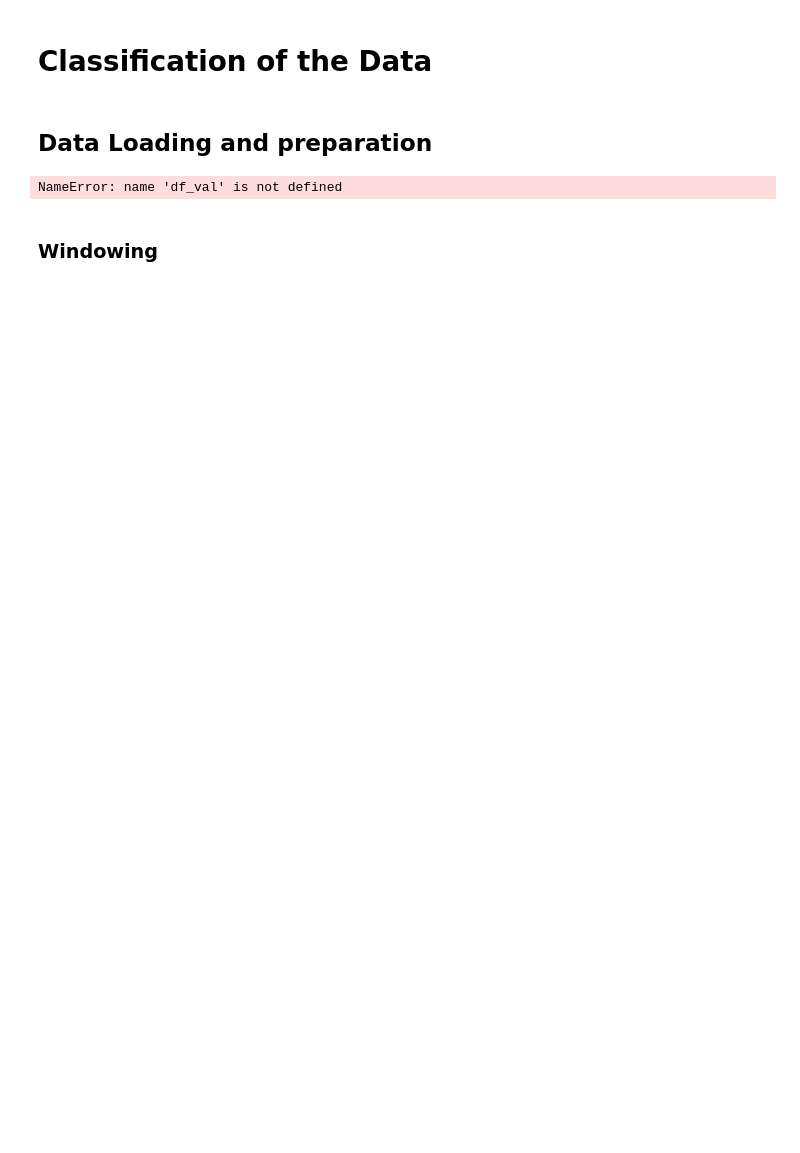
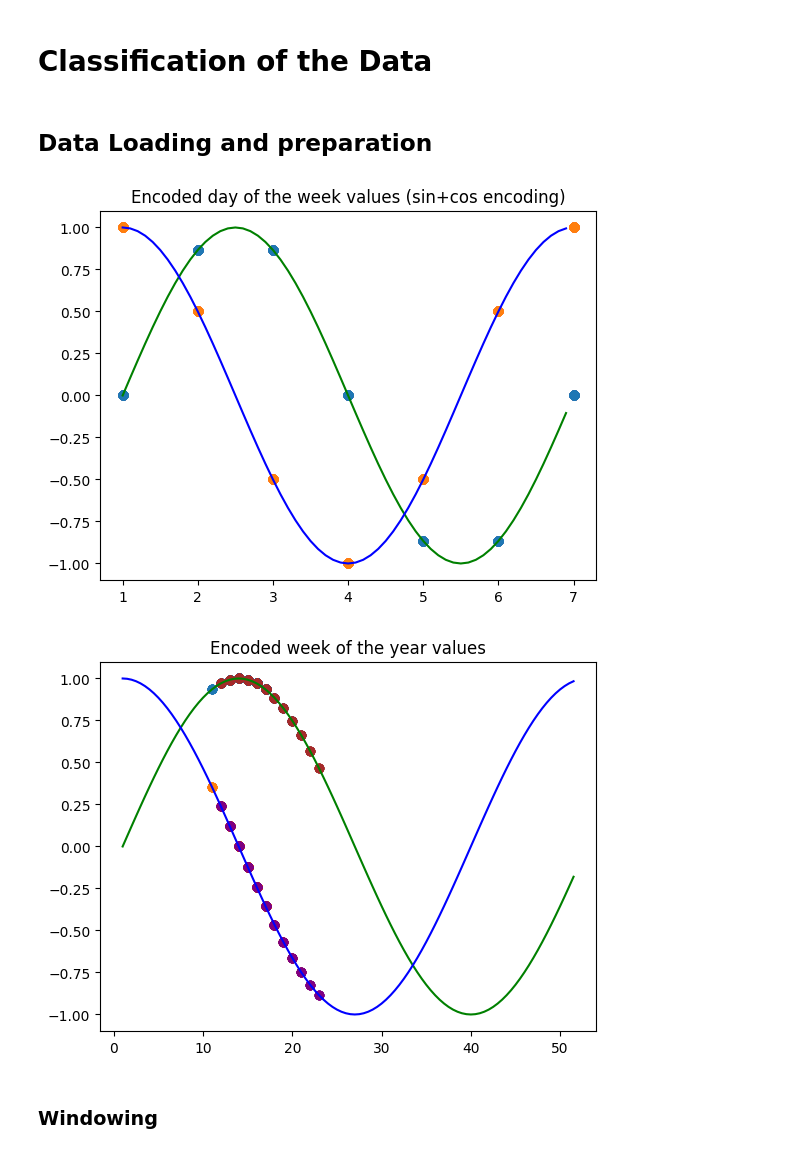
Before and after one commit to ardaergin/DMT, a Jupyter notebook: assignment_1_deep_learning_methods.ipynb, the cells around one changed output. Saved outputs shown, nothing was run; the diff lists cells and outputs as text; code cells hidden in the pictures; blank space fills up the shorter version.

```diff
--- a/assignment_1_deep_learning_methods.ipynb
+++ b/assignment_1_deep_learning_methods.ipynb
@@ -7,31 +7,30 @@ import numpy as np
 import pandas as pd
 import tensorflow as tf
 import datetime
-from sklearn.model_selection import TimeSeriesSplit
 import matplotlib.pyplot as plt
 
 
 n_classes = 10
 # data
 X_features = [
-    "mood","circumplex.arousal","circumplex.valence","activity","screen",
+    "mood","arousal","valence","activity","screen",
     "call","sms", "day_sin", "day_cos", "day_year_sin", "day_year_cos", "appCat_total", "appCat.builtin", "appCat.communication",
     "appCat.entertainment", "appCat.finance", "appCat.game", "appCat.office",
-    "appCat.social", "appCat.travel", "appCat.unknown", "appCat.utilities", "appCat.weather"
+    "appCat.social", "appCat.travel", "appCat.unknown", "appCat.utilities", "appCat.weather", "night_screen", "SUM_inactivity_timediff"
 ]
 Y_features = [
     "mood_of_next_day"
 ]
-df_data = pd.read_csv("./data/imputed_data.csv")
+df_data = pd.read_csv("./data/data_4_aggregated_day_TRAINSET.csv")
 df_data["datetime"] = pd.to_datetime(df_data["datetime"])
 
-# Reduce mood score to 5 classes
-#df_data["mood"] = df_data["mood"] / 2
-#df_data[Y_features[0]] = df_data[Y_features[0]] / 2
+df_test = pd.read_csv("./data/data_4_aggregated_day_TESTSET.csv")
+df_test["datetime"] = pd.to_datetime(df_test["datetime"])
 
 
-df_test = pd.DataFrame()
 df_train = pd.DataFrame()
+df_val = pd.DataFrame()
+
 for subject_id in df_data["id"].unique():
     df_subject = df_data[df_data["id"]==subject_id]
 
@@ -39,31 +38,29 @@ for subject_id in df_data["id"].unique():
     split_index = int(0.8 * len(df_subject))
     #subject_test_indices = TimeSeriesSplit(n_splits=2, test_size=len(df_subject)*0.2).split(df_subject)
     df_train = pd.concat([df_train, df_subject.iloc[:split_index]])
-    df_test = pd.concat([df_test, df_subject.iloc[split_index:]])
-
-#df_train = pd.read_csv("./data/train_data_imputed.csv", index_col=0)
-#df_train["time"] = pd.to_datetime(df_train["time"])
-#df_test = pd.read_csv("./data/test_data_imputed.csv", index_col=0)
-#df_test["time"] = pd.to_datetime(df_test["time"])
+    df_val = pd.concat([df_val, df_subject.iloc[split_index:]])
 
 
 for column in ["screen", "call","sms",*X_features[11:]]:
     df_train[column] = (df_train[column] - df_train[column].mean())/df_train[column].std()
+    df_val[column] = (df_val[column] - df_val[column].mean())/df_val[column].std()
     df_test[column] = (df_test[column] - df_test[column].mean())/df_test[column].std()
 
 min_c, max_c = -2, 2
-for column in ["circumplex.arousal", "circumplex.valence"]:
+for column in ["arousal", "valence"]:
     df_train[column] = (df_train[column] - min_c) / (max_c - min_c)
+    df_val[column] = (df_val[column] - min_c) / (max_c - min_c)
     df_test[column] = (df_test[column] - min_c) / (max_c - min_c)
 
 for column in ["mood", "mood_of_next_day"]:
     df_train[column] = df_train[column].round(0)
+    df_val[column] = df_val[column].round(0)
     df_test[column] = df_test[column].round(0)
 
 # add week and day sin cos features
 for df_tmp in [df_train, df_val, df_test]:
-    df_tmp["day_sin"] = df_tmp["day_of_week"].apply(lambda x: np.sin((x-1)*(2*np.pi/6)))
-    df_tmp["day_cos"] = df_tmp["day_of_week"].apply(lambda x: np.cos((x-1)*(2*np.pi/6)))
+    df_tmp["day_sin"] = df_tmp["weekday"].apply(lambda x: np.sin((x-1)*(2*np.pi/6)))
+    df_tmp["day_cos"] = df_tmp["weekday"].apply(lambda x: np.cos((x-1)*(2*np.pi/6)))
     df_tmp["day_year_sin"] = df_tmp["datetime"].dt.isocalendar().week.apply(lambda x: np.sin((x-1)*(2*np.pi/52)))
     df_tmp["day_year_cos"] = df_tmp["datetime"].dt.isocalendar().week.apply(lambda x: np.cos((x-1)*(2*np.pi/52)))
 
@@ -73,35 +70,36 @@ for df_tmp in [df_train, df_val, df_test]:
 #df_train["day_year_sin"] = df_train["datetime"].dt.isocalendar().week.apply(lambda x: np.sin((x-1)*(2*np.pi/52)))
 #df_train["day_year_cos"] = df_train["datetime"].dt.isocalendar().week.apply(lambda x: np.cos((x-1)*(2*np.pi/52)))
 #df_test["day_year_sin"] = df_test["datetime"].dt.isocalendar().week.apply(lambda x: np.sin((x-1)*(2*np.pi/52)))
 #df_test["day_year_cos"] = df_test["datetime"].dt.isocalendar().week.apply(lambda x: np.cos((x-1)*(2*np.pi/52)))
 
 x = np.arange(2, 8, 0.1)
 x = x-1
 y = np.sin((x-1)*(2*np.pi/6))
 y_cos = np.cos((x-1)*(2*np.pi/6))
 # Plotting Sine Graph
 plt.plot(x, y, color='green')
 plt.plot(x, y_cos, color="blue")
-plt.scatter(np.array(df_train["day_of_week"]), np.array(df_train["day_sin"]))
-plt.scatter(np.array(df_train["day_of_week"]), np.array(df_train["day_cos"]))
+plt.scatter(np.array(df_train["weekday"]), np.array(df_train["day_sin"]))
+plt.scatter(np.array(df_train["weekday"]), np.array(df_train["day_cos"]))
 
 plt.title("Encoded day of the week values (sin+cos encoding)")
 plt.show()
 
 x = np.arange(1, 52, 0.5)
 y = np.sin((x-1)*(2*np.pi/52))
 y_cos = np.cos((x-1)*(2*np.pi/52))
 
 plt.plot(x, y, color='green')
 plt.plot(x, y_cos, color="blue")
 plt.scatter(np.array(df_train["datetime"].dt.isocalendar().week), np.array(df_train["day_year_sin"]))
 plt.scatter(np.array(df_train["datetime"].dt.isocalendar().week), np.array(df_train["day_year_cos"]))
 
 plt.scatter(np.array(df_test["datetime"].dt.isocalendar().week), np.array(df_test["day_year_sin"]), color="brown")
 plt.scatter(np.array(df_test["datetime"].dt.isocalendar().week), np.array(df_test["day_year_cos"]), color="purple")
 plt.title("Encoded week of the year values")
 plt.show()
 # %% [output]
-NameError: name 'df_val' is not defined
+[figure, added]
+[figure, added]
 # %% [markdown]
 ### Windowing
```
Also changed, not shown: parts of 30 cells of this notebook, 3 other files.
